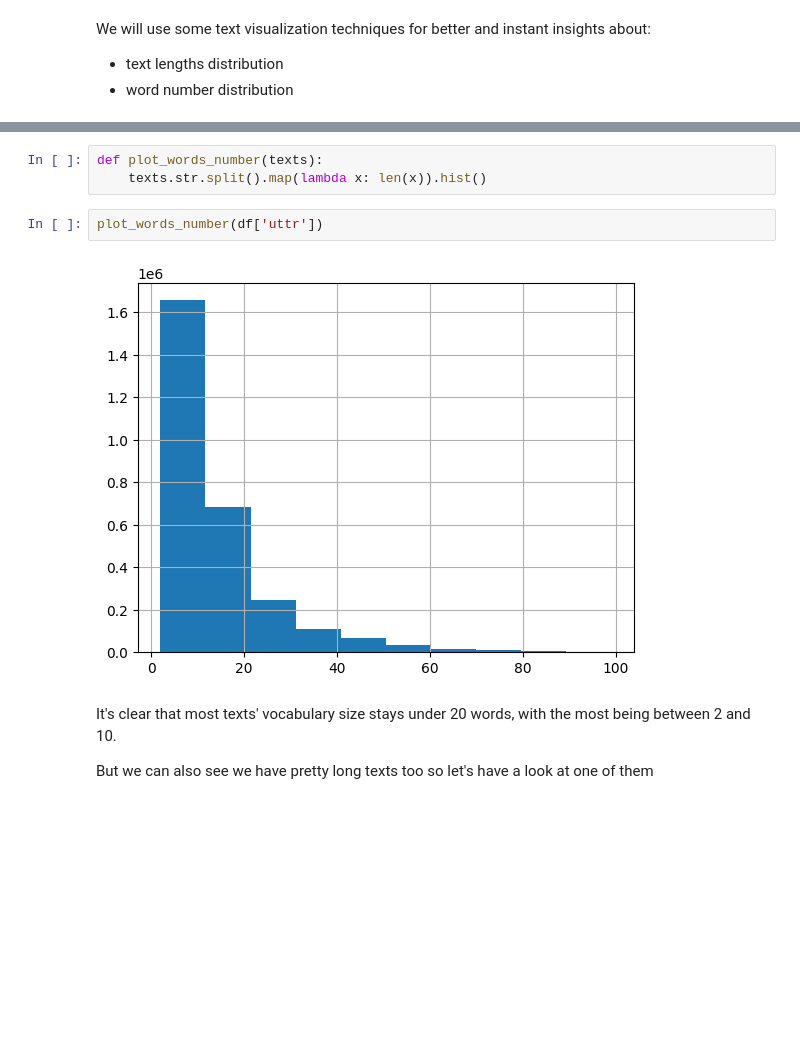
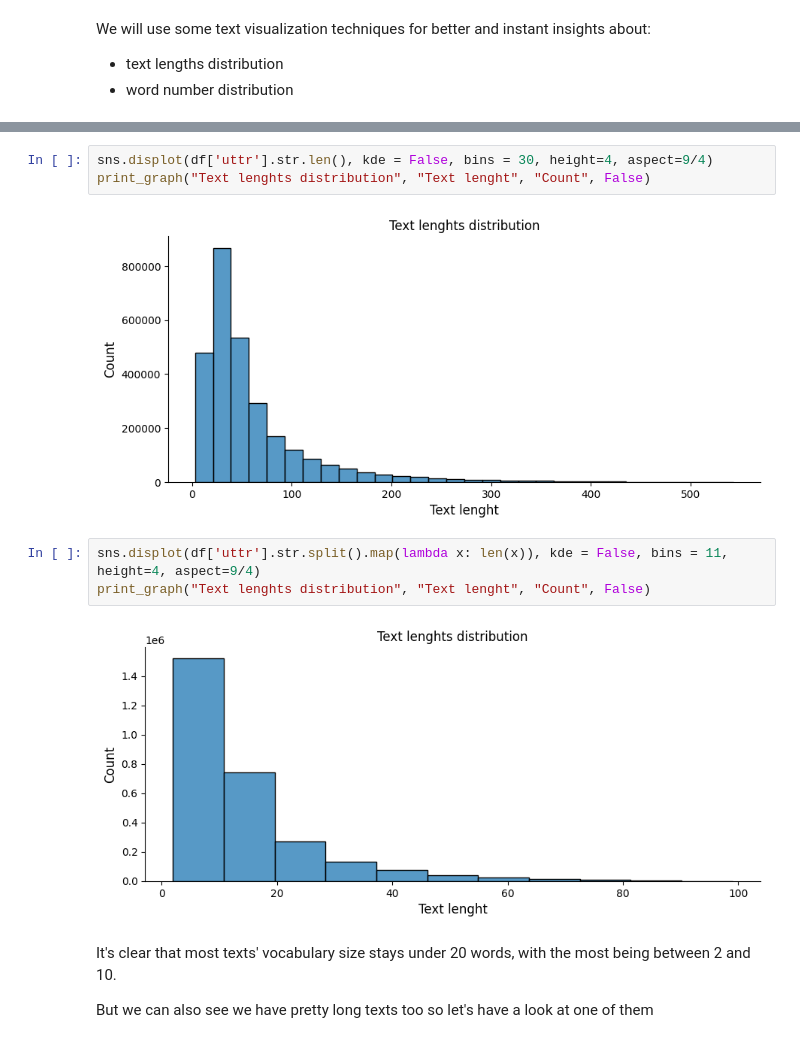
Before and after one commit to SimoneCallegarin/NLP_project, a Jupyter notebook: SA_and_TextGen_on_EDOS.ipynb, the cells around one changed output, grey strips where cells are left out. Saved outputs shown, nothing was run; the diff lists cells and outputs as text; blank space fills up the shorter version.

```diff
--- a/SA_and_TextGen_on_EDOS.ipynb
+++ b/SA_and_TextGen_on_EDOS.ipynb
@@ -131,10 +145,13 @@ df['uttr'].str.len().hist()
-# %%
-def plot_words_number(texts):
-    texts.str.split().map(lambda x: len(x)).hist()
-# %%
-plot_words_number(df['uttr'])
-# %% [output]
-[figure, removed]
+# %%
+sns.displot(df['uttr'].str.len(), kde = False, bins = 30, height=4, aspect=9/4)
+print_graph("Text lenghts distribution", "Text lenght", "Count", False)
+# %% [output]
+[figure, added]
+# %%
+sns.displot(df['uttr'].str.split().map(lambda x: len(x)), kde = False, bins = 11, height=4, aspect=9/4)
+print_graph("Text lenghts distribution", "Text lenght", "Count", False)
+# %% [output]
+[figure, added]
 # %% [markdown]
 It's clear that most texts' vocabulary size stays under 20 words, with the most being between 2 and 10.
 
```
Also changed, not shown: parts of 9 cells of this notebook.
